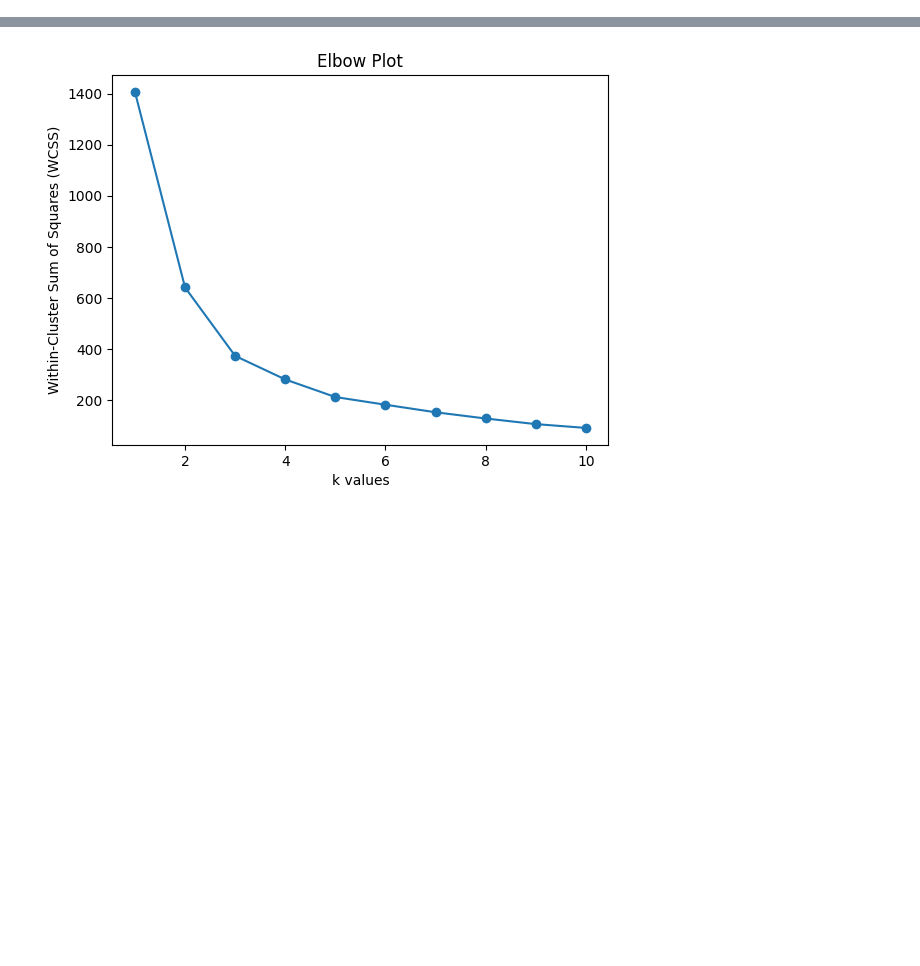
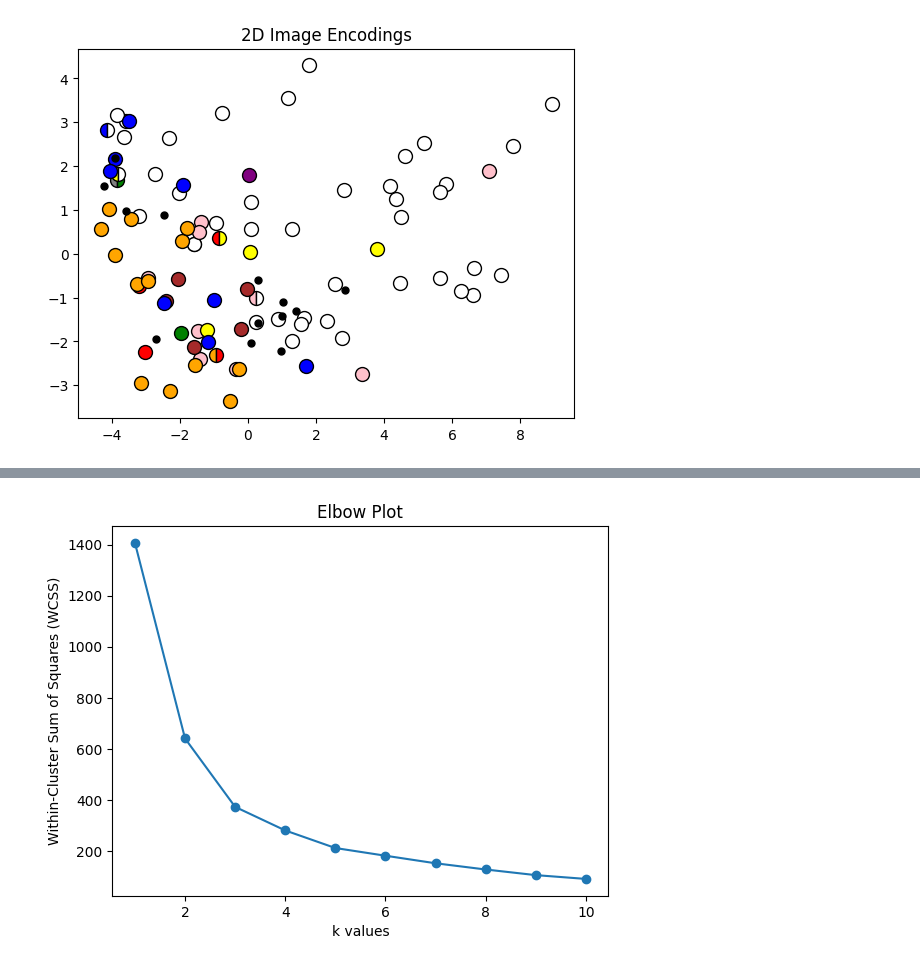
Before and after one commit to amandamarg/PillRecognition, a Jupyter notebook: k_means_clustering.ipynb, the cells around one changed output, grey strips where cells are left out. Drawn from its saved outputs; the diff is of its cells as text; code cells hidden in the pictures; blank space fills up the shorter version.

Commit message:
added plotting functions

```diff
--- a/k_means_clustering.ipynb
+++ b/k_means_clustering.ipynb
@@ -116,12 +109,21 @@ rand_sample["encoding"] = encodeImages(rand_sample["image_path"], model).tolist(
 # %%
 pca = PCA(2)
 reduced_encodings = pca.fit_transform(np.stack(rand_sample["encoding"].values))
 rand_sample["reduced_encoding"] = reduced_encodings.tolist()
 
-for group in rand_sample.groupby("COLOR"):
-    marker_style = getMarker(spl_terms.translateColorCode(group[0].split(";")))
+for group in rand_sample.groupby("COLOR", dropna=False):
+    if pd.notna(group[0]):
+        color = spl_terms.translateColorCode(group[0].split(";"))
+        marker_style = {'marker':'o', 'markersize':10, 'color':color[0], 'markeredgecolor':'black'}
+        if len(color) > 1:
+            marker_style['fillstyle']='left'
+            marker_style['markerfacecoloralt']=color[1]
+    else:
+        marker_style= {'marker':'.', 'markersize':10, 'color':'black'}
     data = np.stack(group[1]["reduced_encodings"].values)
     plt.plot(data[:,0], data[:,1], linestyle="None", **marker_style)
 plt.title("2D Image Encodings")
 plt.savefig("./2D_Image_Encodings.png")
-plt.close()
+# plt.close()
+# %% [output]
+[figure, added]
```
Also changed, not shown: parts of 8 cells of this notebook.
